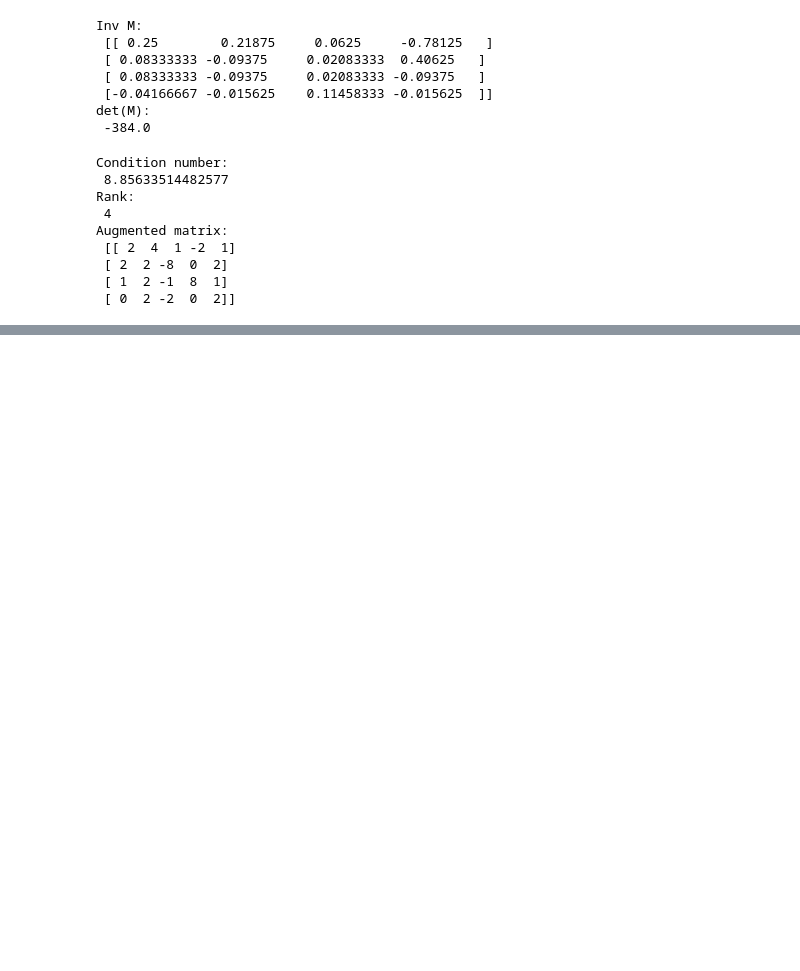
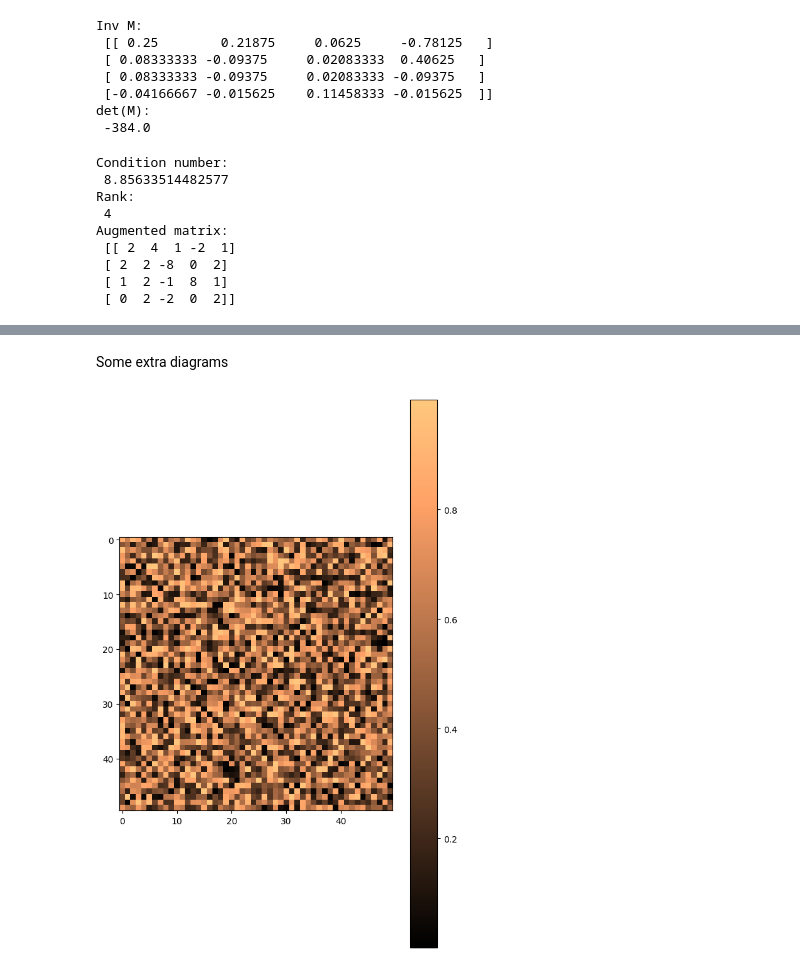
Before and after one commit to xwang579/Mat421, a Jupyter notebook: Final.ipynb, the cells around one changed output, grey strips where cells are left out. Saved outputs shown, nothing was run; the diff lists cells and outputs as text; code cells hidden in the pictures; blank space fills up the shorter version.

```diff
--- a/Final.ipynb
+++ b/Final.ipynb
@@ -186,0 +317,13 @@ Augmented matrix:
+# %% [markdown]
+Some extra diagrams
+# %%
+import numpy as np
+from matplotlib import pyplot as plt
+plt.rcParams["figure.figsize"] = [6,9]
+plt.rcParams["figure.autolayout"] = True
+data2D = np.random.random((50, 50))
+im = plt.imshow(data2D, cmap="copper")
+plt.colorbar(im)
+plt.show()
+# %% [output]
+[figure, added]
```
Also changed, not shown: parts of 14 cells of this notebook.
